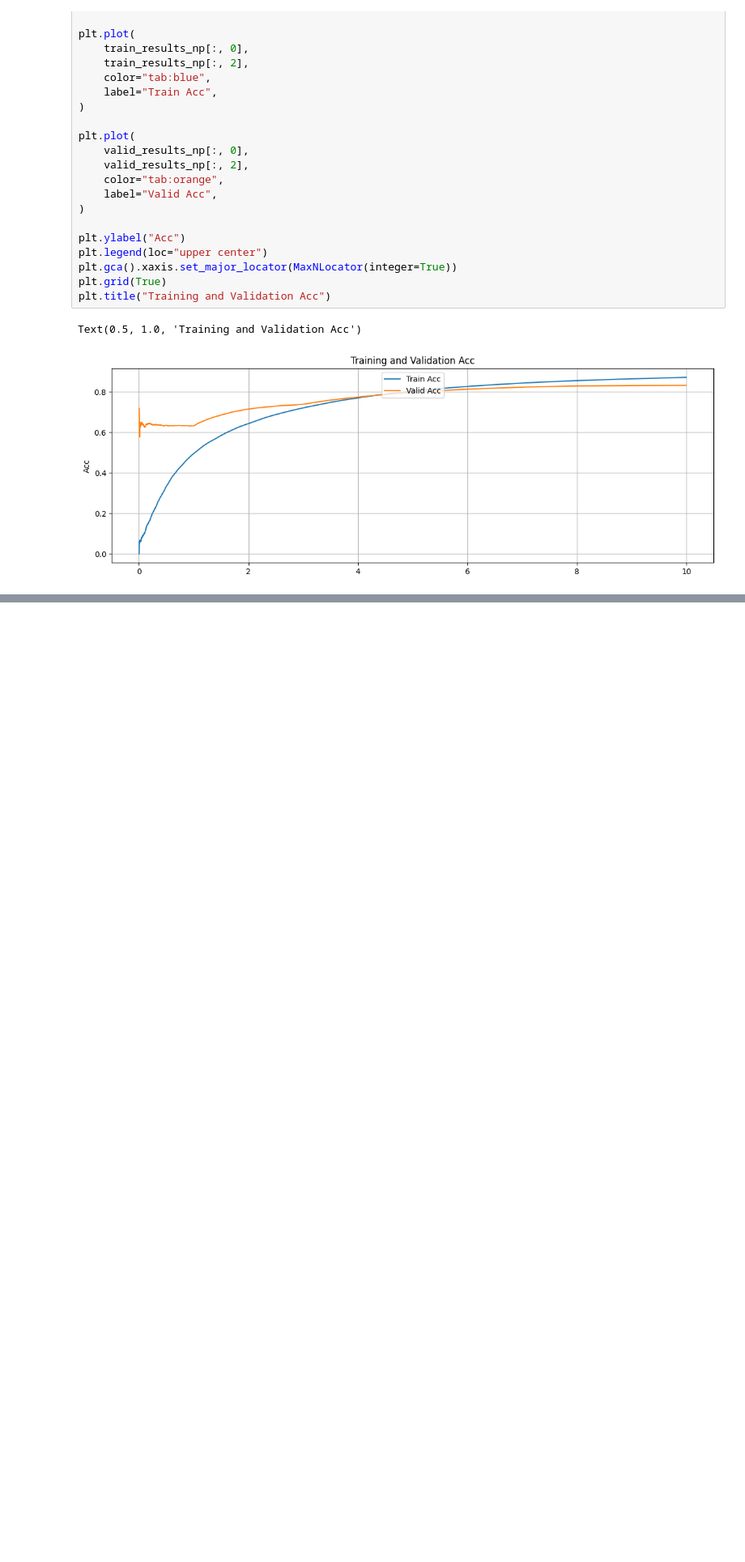
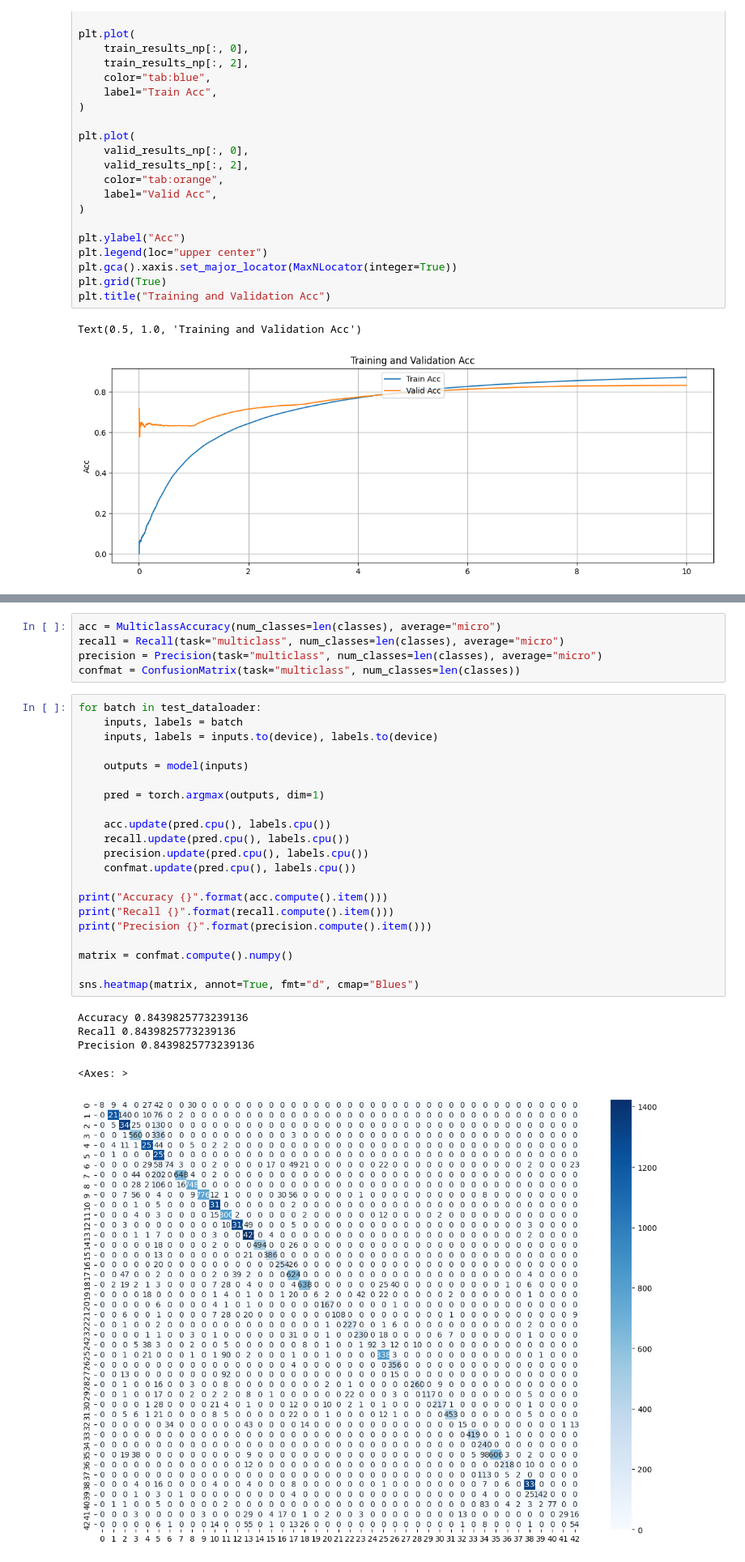
Before and after one commit to jmanuelc87/advanced-cv, a Jupyter notebook: image_classification_cnn/image_classification_cnn_GTSRB.ipynb, the cells around one changed output, grey strips where cells are left out. Shown: that part at 81% size. Saved outputs shown, nothing was run; the diff lists cells and outputs as text; blank space fills up the shorter version.

Commit message:
Added model evaluation

```diff
--- a/image_classification_cnn/image_classification_cnn_GTSRB.ipynb
+++ b/image_classification_cnn/image_classification_cnn_GTSRB.ipynb
@@ -598,0 +603,32 @@ Text(0.5, 1.0, 'Training and Validation Acc')
+# %%
+acc = MulticlassAccuracy(num_classes=len(classes), average="micro")
+recall = Recall(task="multiclass", num_classes=len(classes), average="micro")
+precision = Precision(task="multiclass", num_classes=len(classes), average="micro")
+confmat = ConfusionMatrix(task="multiclass", num_classes=len(classes))
+# %%
+for batch in test_dataloader:
+    inputs, labels = batch
+    inputs, labels = inputs.to(device), labels.to(device)
+
+    outputs = model(inputs)
+
+    pred = torch.argmax(outputs, dim=1)
+
+    acc.update(pred.cpu(), labels.cpu())
+    recall.update(pred.cpu(), labels.cpu())
+    precision.update(pred.cpu(), labels.cpu())
+    confmat.update(pred.cpu(), labels.cpu())
+
+print("Accuracy {}".format(acc.compute().item()))
+print("Recall {}".format(recall.compute().item()))
+print("Precision {}".format(precision.compute().item()))
+
+matrix = confmat.compute().numpy()
+
+sns.heatmap(matrix, annot=True, fmt="d", cmap="Blues")
+# %% [output]
+Accuracy 0.8439825773239136
+Recall 0.8439825773239136
+Precision 0.8439825773239136
+<Axes: >
+[figure, added]
```
Also changed, not shown: parts of 3 cells of this notebook, 2 other files.
